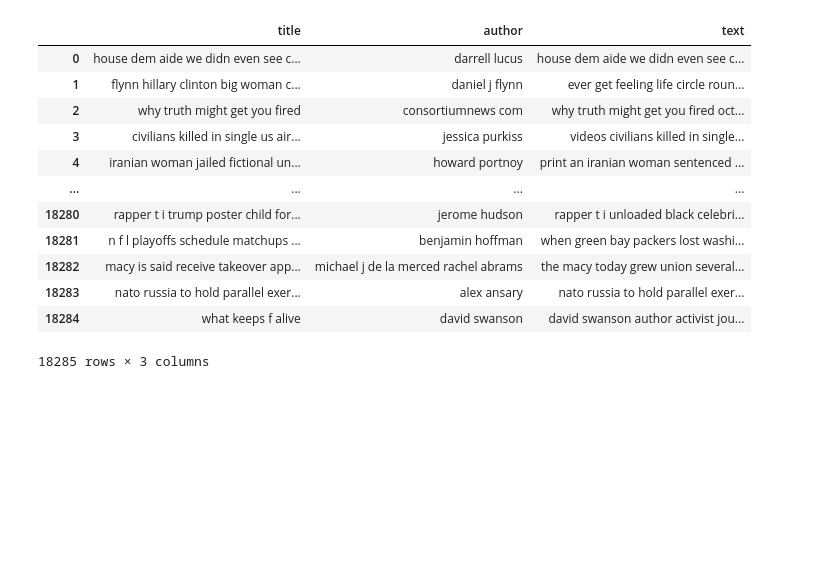
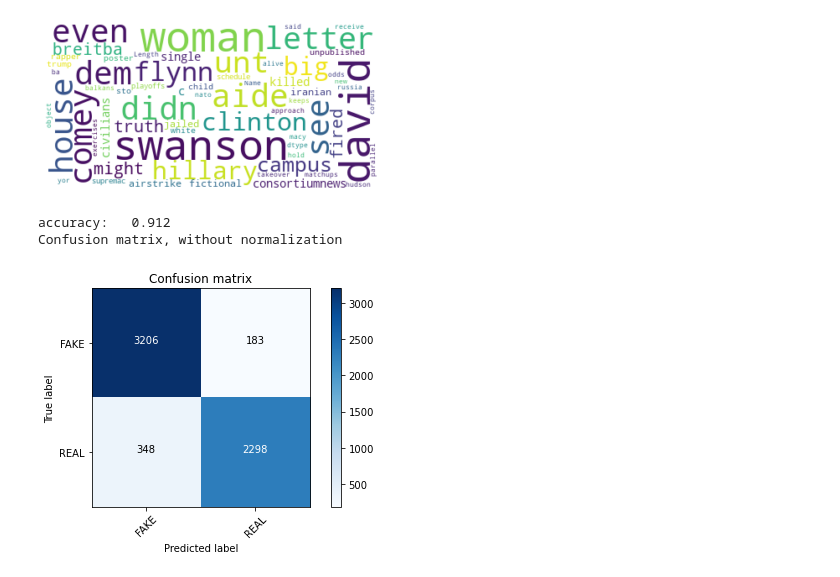
Before and after one commit to rajhimanshu2954/DS-Projects, a Jupyter notebook: Natural Language Processing/Fake News Classifier.ipynb, the cells around one changed output. Drawn from its saved outputs; the diff is of its cells as text; code cells hidden in the pictures; blank space fills up the shorter version.

Commit message:
Updated the code with Hash and TF-IDF Vectorizer

```diff
--- a/Natural Language Processing/Fake News Classifier.ipynb
+++ b/Natural Language Processing/Fake News Classifier.ipynb
@@ -14,7 +21,8 @@ def ingest_data(path):
     return data
 # %%
 def clean_data(data):
-    stopwords = nltk.corpus.stopwords.words('english')
     lem=WordNetLemmatizer()
-    data=data.applymap(lambda x: " ".join([lem.lemmatize(i) for i in re.sub("[^a-zA-Z]", " ", x).split() if i not in stopwords]).lower())
+    stops= stopwords.words('english')
+    data['corpus']=data['corpus'].apply(lambda x: " ".join([lem.lemmatize(i) for i in re.sub("[^a-zA-Z]", " ", x).split() if i not in stops]).lower())
+    data= data['corpus'].apply(lambda x: re.sub(r'\b\w{1,2}\b', '', x))
     return data
@@ -28,16 +29,9 @@ if __name__ == "__main__":
-# %%
-cleaned_data
-# %% [output]
-|  | title | author | text |
-| 0 | house dem aide we didn even see c... | darrell lucus | house dem aide we didn even see c... |
-| 1 | flynn hillary clinton big woman c... | daniel j flynn | ever get feeling life circle roun... |
-| 2 | why truth might get you fired | consortiumnews com | why truth might get you fired oct... |
-| 3 | civilians killed in single us air... | jessica purkiss | videos civilians killed in single... |
-| 4 | iranian woman jailed fictional un... | howard portnoy | print an iranian woman sentenced ... |
-| ... | ... | ... | ... |
-| 18280 | rapper t i trump poster child for... | jerome hudson | rapper t i unloaded black celebri... |
-| 18281 | n f l playoffs schedule matchups ... | benjamin hoffman | when green bay packers lost washi... |
-| 18282 | macy is said receive takeover app... | michael j de la merced rachel abrams | the macy today grew union several... |
-| 18283 | nato russia to hold parallel exer... | alex ansary | nato russia to hold parallel exer... |
-| 18284 | what keeps f alive | david swanson | david swanson author activist jou... |
-18285 rows × 3 columns
+# %%
+def visualization(data):
+    # Generate a word cloud image
+    wordcloud = WordCloud(max_font_size=50, max_words=100, background_color="white").generate(
+        str(data))
+    plt.figure()
+    plt.imshow(wordcloud, interpolation="bilinear")
+    plt.axis("off")
+    plt.show()
@@ -43,0 +72,25 @@ cleaned_data
+# %%
+if __name__ == "__main__":
+    ingested_data = ingest_data('Data/fake-news/train.csv')
+    X=ingested_data.drop(['id', 'label'], axis=1)
+    Y=ingested_data['label']
+    ID=ingested_data['id']
+    X['corpus'] = X.agg(' '.join, axis=1)
+    cleaned_data = clean_data(X)
+    visualization(cleaned_data)
+    cv = CountVectorizer(max_features=5000, ngram_range=(1,3))
+    X=cv.fit_transform(cleaned_data).toarray()
+    ##Train Test Split
+    train_x, valid_x, train_y, valid_y = train_test_split(X, Y, test_size=0.33, random_state=0)
+    classifier=MultinomialNB()
+    classifier.fit(train_x, train_y)
+    pred = classifier.predict(valid_x)
+    score = metrics.accuracy_score(valid_y, pred)
+    print("accuracy:   %0.3f" % score)
+    cm = metrics.confusion_matrix(valid_y, pred)
+    plot_confusion_matrix(cm, classes=['FAKE', 'REAL'])
+# %% [output]
+[figure, added]
+accuracy:   0.912
+Confusion matrix, without normalization
+[figure, added]
```
Also changed, not shown: parts of 17 cells of this notebook, 1 other file.
